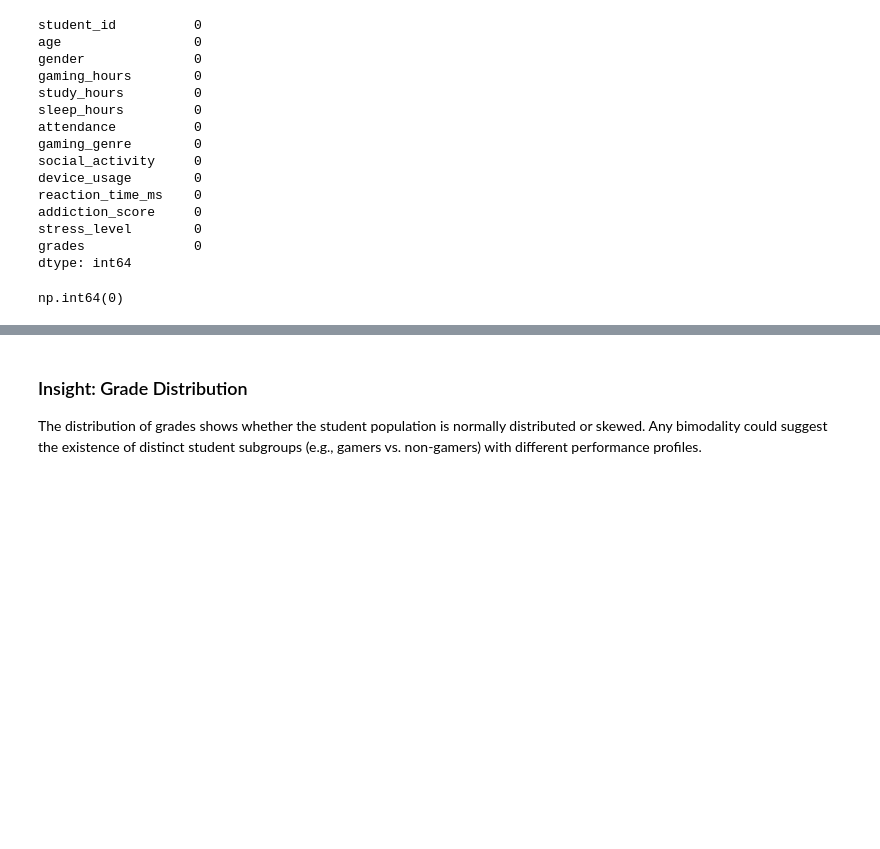
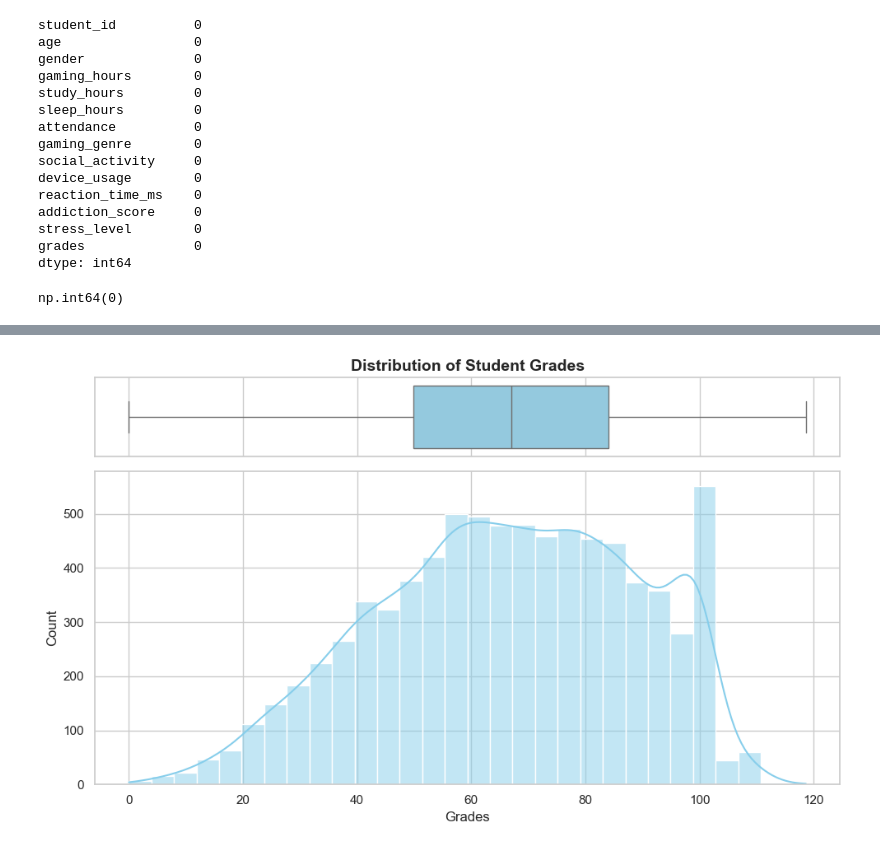
Before and after one commit to Ahmed-Na7rawy/ML-Notebooks, a Jupyter notebook: Gaming_Academic_Performance.ipynb, the cells around one changed output, grey strips where cells are left out. Drawn from its saved outputs; the diff is of its cells as text; code cells hidden in the pictures; blank space fills up the shorter version.

```diff
--- a/Gaming_Academic_Performance.ipynb
+++ b/Gaming_Academic_Performance.ipynb
@@ -124,9 +135,16 @@ The heatmap reveals the pairwise correlations between all numeric features. Look
 # %%
 # 2. Distribution of Grades
-fig = px.histogram(df, x='grades', marginal='box', nbins=30,
-                   title='Distribution of Student Grades',
-                   color_discrete_sequence=['skyblue'])
-fig.show()
+fig, axes = plt.subplots(2, 1, figsize=(10, 6), gridspec_kw={'height_ratios': [1, 4]}, sharex=True)
+
+sns.boxplot(data=df, x='grades', ax=axes[0], color='skyblue')
+axes[0].set_xlabel('')
+axes[0].set_title('Distribution of Student Grades', fontsize=14, fontweight='bold')
+
+sns.histplot(data=df, x='grades', bins=30, kde=True, color='skyblue', ax=axes[1])
+axes[1].set_xlabel('Grades')
+axes[1].set_ylabel('Count')
+
+plt.tight_layout()
+plt.show()
+# %% [output]
+[figure, added]
-# %% [markdown]
-### Insight: Grade Distribution
-The distribution of grades shows whether the student population is normally distributed or skewed. Any bimodality could suggest the existence of distinct student subgroups (e.g., gamers vs. non-gamers) with different performance profiles.
```
Also changed, not shown: parts of 22 cells of this notebook.
